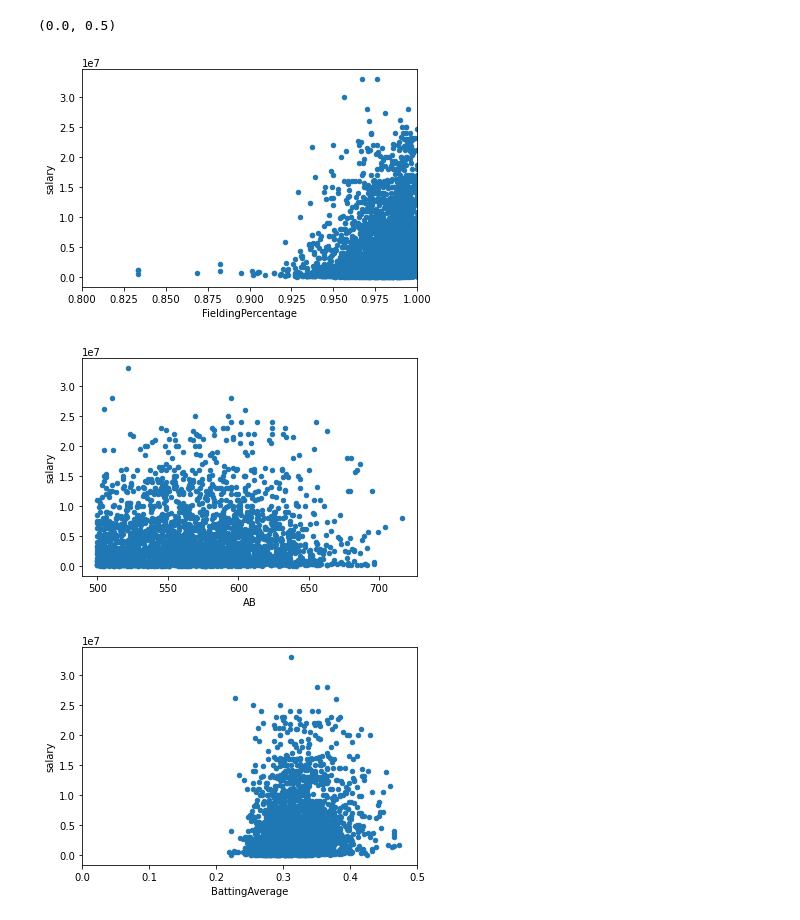
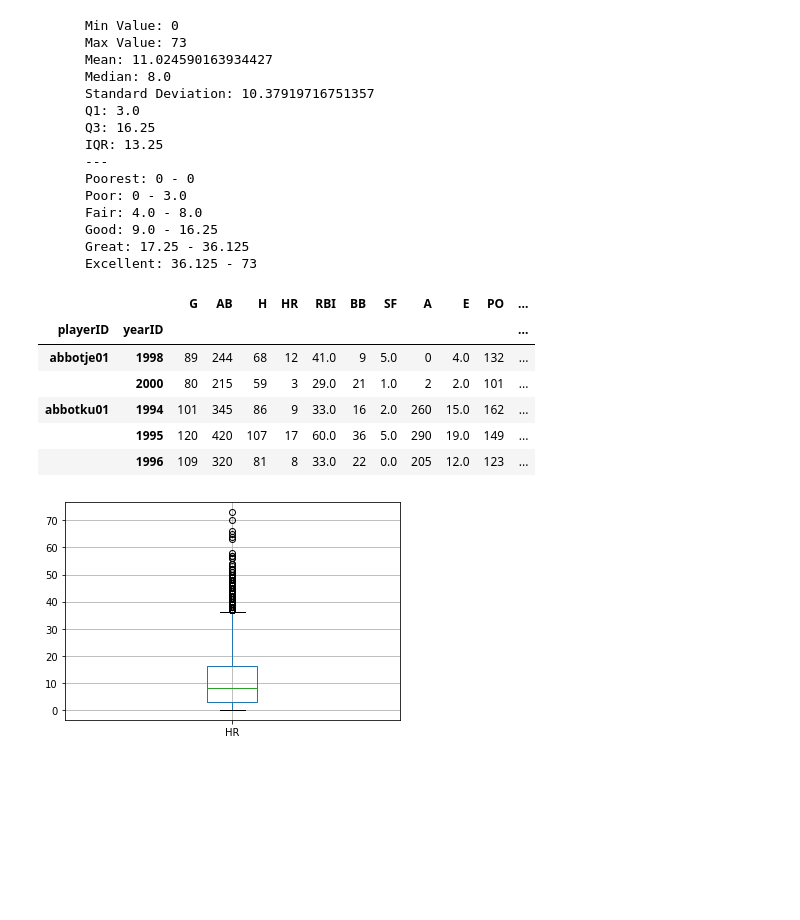
Before and after one commit to Chernide/BaseballPredictorCSCI-5502, a Jupyter notebook: salary/SalaryAnalysis.ipynb, the cells around one changed output. Saved outputs shown, nothing was run; the diff lists cells and outputs as text; code cells hidden in the pictures; blank space fills up the shorter version.

```diff
--- a/salary/SalaryAnalysis.ipynb
+++ b/salary/SalaryAnalysis.ipynb
@@ -41,18 +74,27 @@ batting_stats = pysqldf("""
 """)
 
 player_salaries = pysqldf("""
-    SELECT stats.playerID, stats.yearID, df_salaries.salary, G, BattingAverage, AB, R, H, HR, RBI, BB, SF
+    SELECT stats.playerID, stats.yearID, df_salaries.salary,
+        next.salary as 'NextSalary',
+        (next.salary - df_salaries.salary * 1.0) / ABS(df_salaries.salary) as Difference,
+        G, BattingAverage, AB, R, H, HR, RBI, BB, SF
     FROM batting_stats as stats
     INNER JOIN df_salaries ON df_salaries.playerID = stats.playerID AND df_salaries.yearID = stats.yearID
+    INNER JOIN (
+        SELECT salary, playerID, yearID
+        FROM df_salaries as next
+    ) next ON df_salaries.playerID = next.playerID AND (df_salaries.yearID + 1) = next.yearID
 """)
 
+# player_salaries[ player_salaries['playerID'] == 'aguaylu01'].head(5)
+
 fielders = pysqldf("""
-    SELECT DISTINCT ps.playerID, ps.yearID, salary, POS, ps.G, BattingAverage, AB, R, H, HR, RBI, BB, SF, (PO + A) / (PO + A + E) as FieldingPercentage, A, E, PO
+    SELECT DISTINCT ps.playerID, ps.yearID, salary, NextSalary, Difference, POS, ps.G, BattingAverage, AB, R, H, HR, RBI, BB, SF, (PO + A) / (PO + A + E) as FieldingPercentage, A, E, PO
     FROM player_salaries AS ps
     INNER JOIN df_fielding ON ps.playerID=df_fielding.playerID AND ps.yearID=df_fielding.yearID
 """)
 
-# fielders.head(5)
+# # fielders.head(5)
 
 updated = fielders.groupby(['playerID', 'yearID']).agg({
     'G': ['first'],
@@ -65,20 +107,49 @@ updated = fielders.groupby(['playerID', 'yearID']).agg({
     'A': ['sum'],
     'E': ['sum'],
     'PO': ['sum'],
-    'salary': ['first']
+    'salary': ['first'],
+    'NextSalary': ['first'],
+    'Difference': ['first'],
 })
 updated['FieldingPercentage'] = (updated['A'] + updated['PO']) / (updated['PO'] + updated['A'] + updated['E'])
 updated['BattingAverage'] = updated['H'] / (updated['AB'] - updated['BB'] - updated['SF'])
 updated.columns = updated.columns.droplevel(1)
 
-fp_ax = updated[ updated['G'] >= 100].plot.scatter(x="FieldingPercentage", y="salary")
-fp_ax.set_xlim(0.8, 1)
+# final_frame = updated[ updated['AB'] >= 500 ]
 
-updated[ updated['AB'] >= 500 ].plot.scatter(x="AB", y="salary")
-ba_ax = updated[ updated['AB'] >= 500 ].plot.scatter(x="BattingAverage", y="salary")
-ba_ax.set_xlim(0, 0.5)
+# fp_ax = updated[ updated['G'] >= 100].plot.scatter(x="FieldingPercentage", y="salary")
+# fp_ax.set_xlim(0.8, 1)
+
+# updated[ updated['AB'] >= 500 ].plot.scatter(x="HR", y="salary")
+# ba_ax = updated[ updated['AB'] >= 500 ].plot.scatter(x="BattingAverage", y="salary")
+# ba_ax.set_xlim(0, 0.5)ON df_salaries.playerID = next.playerID AND (df_salaries.yearID + 1) = next.yearID`
-# %% [output]
-(0.0, 0.5)
-[figure, removed]
-[figure, removed]
-[figure, removed]
+# %%
+updated['HR_Cat'] = p.cut(updated['HR'], bins=[0, 1, 3, 9, 17, 36, 100], labels=["Poorest", "Poor", "Fair", "Good", "Great", "Excellent"])
+display_stats(updated, 'HR')
+hr_axes = updated.boxplot(column=['HR'], return_type='axes')
+
+updated.head(5)
+# %% [output]
+      Min Value: 0
+      Max Value: 73
+      Mean: 11.024590163934427
+      Median: 8.0
+      Standard Deviation: 10.37919716751357
+      Q1: 3.0
+      Q3: 16.25
+      IQR: 13.25
+      ---
+      Poorest: 0 - 0
+      Poor: 0 - 3.0
+      Fair: 4.0 - 8.0
+      Good: 9.0 - 16.25
+      Great: 17.25 - 36.125
+      Excellent: 36.125 - 73
+|  |  | G | AB | H | HR | RBI | BB | SF | A | E | PO | ... |
+| playerID | yearID |  |  |  |  |  |  |  |  |  |  | ... |
+| abbotje01 | 1998 | 89 | 244 | 68 | 12 | 41.0 | 9 | 5.0 | 0 | 4.0 | 132 | ... |
+|  | 2000 | 80 | 215 | 59 | 3 | 29.0 | 21 | 1.0 | 2 | 2.0 | 101 | ... |
+| abbotku01 | 1994 | 101 | 345 | 86 | 9 | 33.0 | 16 | 2.0 | 260 | 15.0 | 162 | ... |
+|  | 1995 | 120 | 420 | 107 | 17 | 60.0 | 36 | 5.0 | 290 | 19.0 | 149 | ... |
+|  | 1996 | 109 | 320 | 81 | 8 | 33.0 | 22 | 0.0 | 205 | 12.0 | 123 | ... |
+[figure, added]
```
Also changed, not shown: parts of 7 cells of this notebook.
